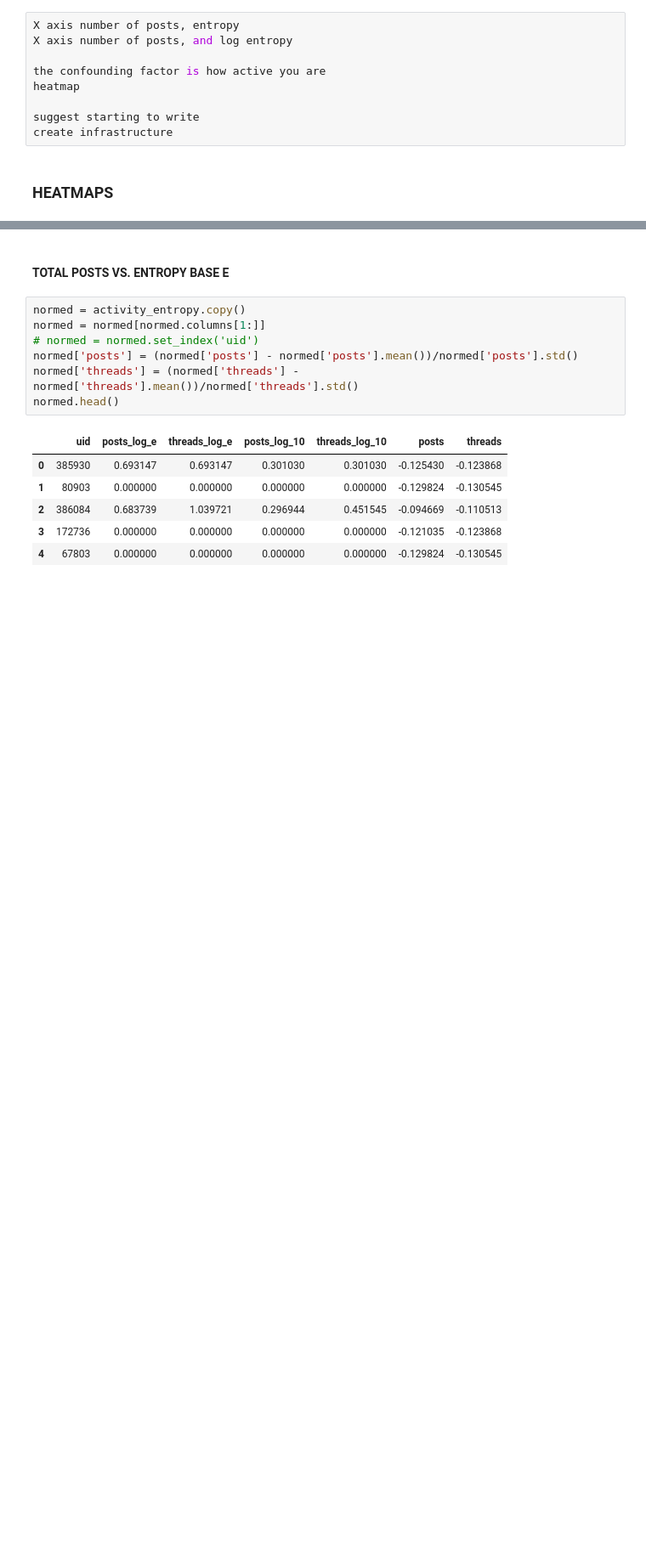
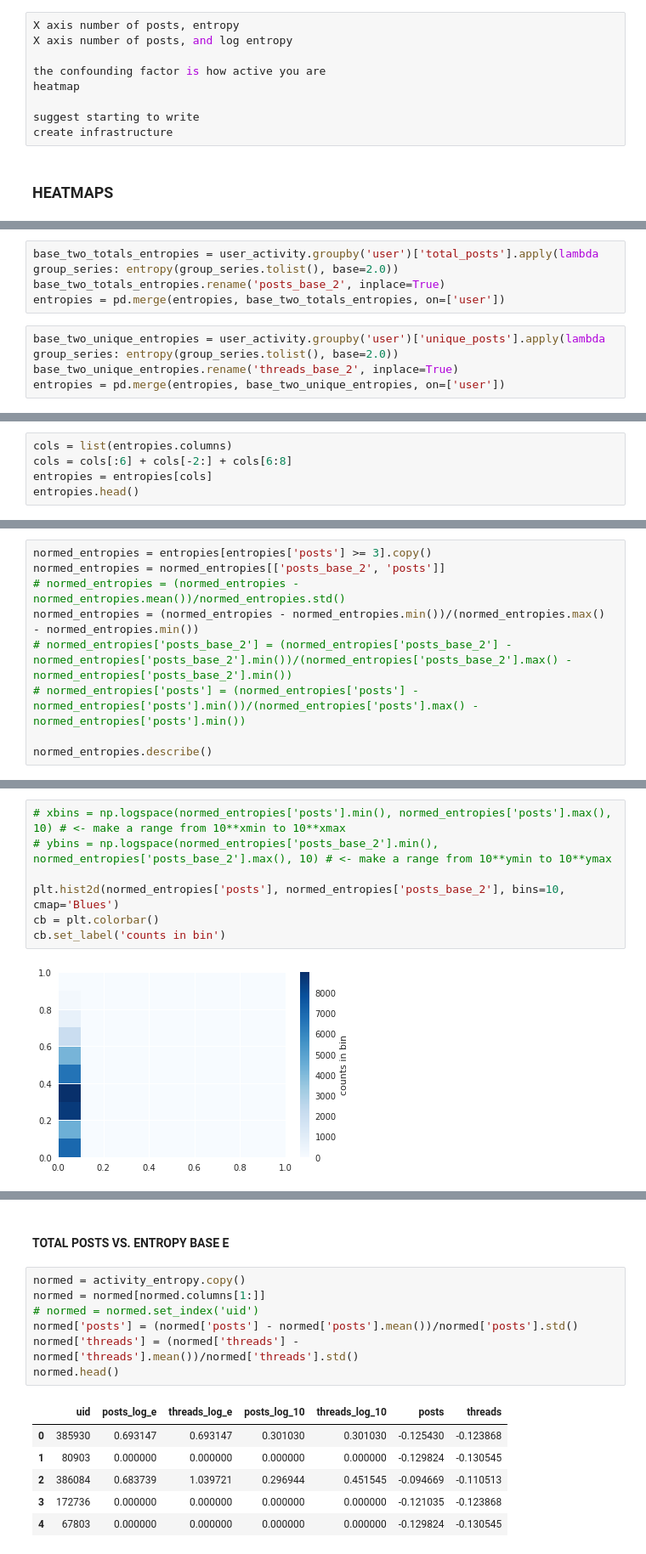
Before and after one commit to skilfullycurled/prisontalk, a Jupyter notebook: Entropy/Entropy.ipynb, the cells around one changed output, grey strips where cells are left out. Shown: that part at 85% size. Drawn from its saved outputs; the diff is of its cells as text; blank space fills up the shorter version.

Commit message:
attempts at 2d histogram

```diff
--- a/Entropy/Entropy.ipynb
+++ b/Entropy/Entropy.ipynb
@@ -472,0 +508,8 @@ create infrastructure
+# %%
+base_two_totals_entropies = user_activity.groupby('user')['total_posts'].apply(lambda group_series: entropy(group_series.tolist(), base=2.0))
+base_two_totals_entropies.rename('posts_base_2', inplace=True)
+entropies = pd.merge(entropies, base_two_totals_entropies, on=['user'])
+# %%
+base_two_unique_entropies = user_activity.groupby('user')['unique_posts'].apply(lambda group_series: entropy(group_series.tolist(), base=2.0))
+base_two_unique_entropies.rename('threads_base_2', inplace=True)
+entropies = pd.merge(entropies, base_two_unique_entropies, on=['user'])
@@ -472,0 +525,5 @@ create infrastructure
+# %%
+cols = list(entropies.columns)
+cols = cols[:6] + cols[-2:] + cols[6:8]
+entropies = entropies[cols]
+entropies.head()
@@ -472,0 +587,9 @@ create infrastructure
+# %%
+normed_entropies = entropies[entropies['posts'] >= 3].copy()
+normed_entropies = normed_entropies[['posts_base_2', 'posts']]
+# normed_entropies = (normed_entropies - normed_entropies.mean())/normed_entropies.std()
+normed_entropies = (normed_entropies - normed_entropies.min())/(normed_entropies.max() - normed_entropies.min())
+# normed_entropies['posts_base_2'] = (normed_entropies['posts_base_2'] - normed_entropies['posts_base_2'].min())/(normed_entropies['posts_base_2'].max() - normed_entropies['posts_base_2'].min())
+# normed_entropies['posts'] = (normed_entropies['posts'] - normed_entropies['posts'].min())/(normed_entropies['posts'].max() - normed_entropies['posts'].min())
+
+normed_entropies.describe()
@@ -472,0 +606,9 @@ create infrastructure
+# %%
+# xbins = np.logspace(normed_entropies['posts'].min(), normed_entropies['posts'].max(), 10) # <- make a range from 10**xmin to 10**xmax
+# ybins = np.logspace(normed_entropies['posts_base_2'].min(), normed_entropies['posts_base_2'].max(), 10) # <- make a range from 10**ymin to 10**ymax
+
+plt.hist2d(normed_entropies['posts'], normed_entropies['posts_base_2'], bins=10, cmap='Blues')
+cb = plt.colorbar()
+cb.set_label('counts in bin')
+# %% [output]
+[figure, added]
```
Also changed, not shown: parts of 22 cells of this notebook.
